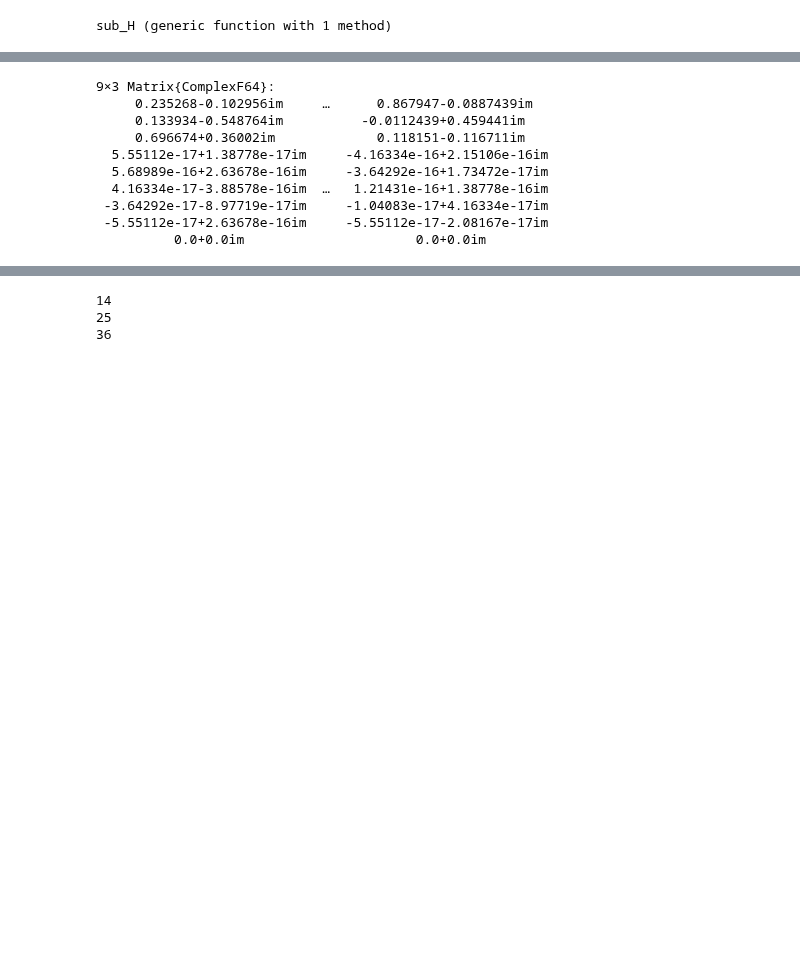
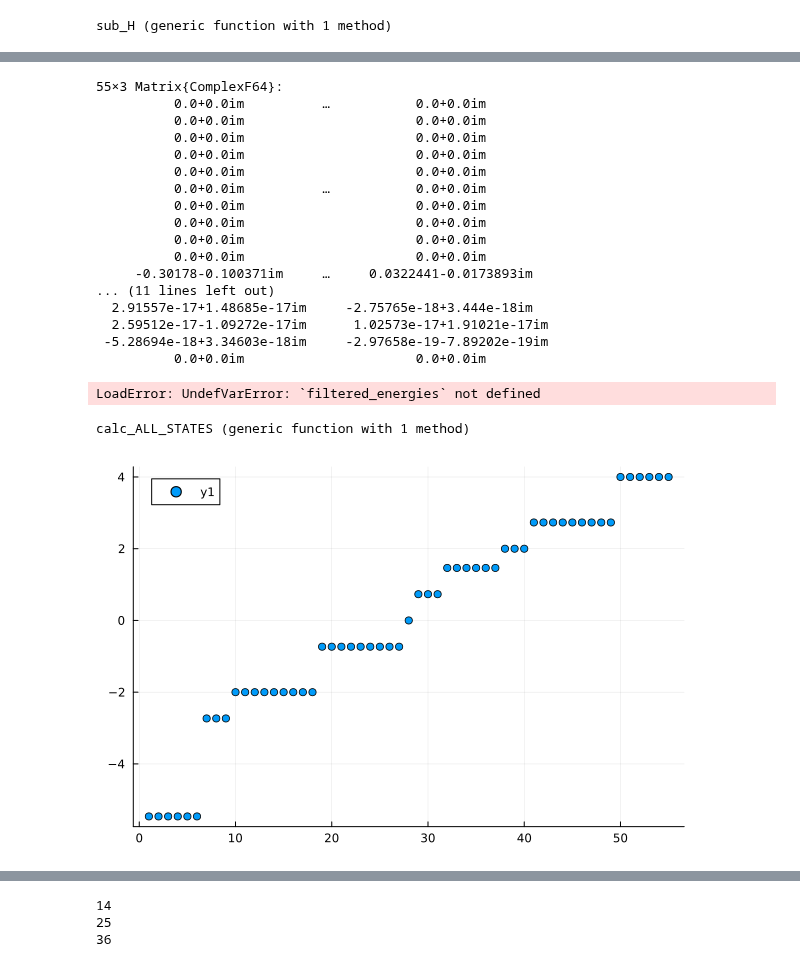
Before and after one commit to Umut-Can-Physics/Kagome-Lattice, a Jupyter notebook: My Numerical Calculations/Many-Body/Hofstadter/Chern/Hofstadter FBA Chern Numbers.ipynb, the cells around one changed output, grey strips where cells are left out. Cells and saved outputs as stored; diff of their text form; code cells hidden in the pictures; blank space fills up the shorter version.

```diff
--- a/My Numerical Calculations/Many-Body/Hofstadter/Chern/Hofstadter FBA Chern Numbers.ipynb
+++ b/My Numerical Calculations/Many-Body/Hofstadter/Chern/Hofstadter FBA Chern Numbers.ipynb
@@ -157,14 +198,60 @@ E_mb
 # %%
-EE_mb, VV_mb = eigen(dense((sub_H(Nx, Ny, p, q, Tx, Ty, cut_off, PN)+sub_H(Nx, Ny, p, q, Tx, Ty, cut_off, PN)')/2).data)
+EE_mb, VV_mb = eigen(dense((sub_H(Nx, Ny, p, q, 0, 0, cut_off, PN)+sub_H(Nx, Ny, p, q, 0, 0, cut_off, PN)')/2).data)
 VV_mb[:,1:3]
 # %% [output]
-9×3 Matrix{ComplexF64}:
-     0.235268-0.102956im     …      0.867947-0.0887439im
-     0.133934-0.548764im          -0.0112439+0.459441im
-     0.696674+0.36002im             0.118151-0.116711im
-  5.55112e-17+1.38778e-17im     -4.16334e-16+2.15106e-16im
-  5.68989e-16+2.63678e-16im     -3.64292e-16+1.73472e-17im
-  4.16334e-17-3.88578e-16im  …   1.21431e-16+1.38778e-16im
- -3.64292e-17-8.97719e-17im     -1.04083e-17+4.16334e-17im
- -5.55112e-17+2.63678e-16im     -5.55112e-17-2.08167e-17im
+55×3 Matrix{ComplexF64}:
+          0.0+0.0im          …           0.0+0.0im
           0.0+0.0im                      0.0+0.0im
+          0.0+0.0im                      0.0+0.0im
+          0.0+0.0im                      0.0+0.0im
+          0.0+0.0im                      0.0+0.0im
+          0.0+0.0im          …           0.0+0.0im
+          0.0+0.0im                      0.0+0.0im
+          0.0+0.0im                      0.0+0.0im
+          0.0+0.0im                      0.0+0.0im
+          0.0+0.0im                      0.0+0.0im
+     -0.30178-0.100371im     …     0.0322441-0.0173893im
+... (11 lines left out)
+  2.91557e-17+1.48685e-17im     -2.75765e-18+3.444e-18im
+  2.59512e-17-1.09272e-17im      1.02573e-17+1.91021e-17im
+ -5.28694e-18+3.34603e-18im     -2.97658e-19-7.89202e-19im
+          0.0+0.0im                      0.0+0.0im
+# %%
+# Mesh Grid for Theta Space Parameter
+T_size = 15;
+dx=2*pi/T_size; dy=dx;
+Tx=collect(range(start=0, stop=2*pi-dx, step=dx))
+Ty=collect(range(start=0, stop=2*pi-dy, step=dy));
+# %%
+N1 = length(Tx)
+    N2 = length(Ty)
+    dimH = length(filtered_energies)
+    EEA=zeros(N1, N2, dimH)
+    UUA=zeros(Complex{Float64}, N1, N2, dimH, dimH)
+N1, N2, dimH, size(EEA), size(UUA)
+# %% [output]
+LoadError: UndefVarError: `filtered_energies` not defined
+# %%
+function calc_ALL_STATES(Tx, Ty, Nx, Ny, p, q, cut_off, PN)
+    N1 = length(Tx)
+    N2 = length(Ty)
+    dimH = length(E_mb)
+    EEA=zeros(N1, N2, dimH)
+    UUA=zeros(Complex{Float64}, N1, N2, dimH, dimH)
+    for it1 in 1:N1
+        for it2 in 1:N2
+            H = (sub_H(Nx, Ny, p, q, Tx[it1], Ty[it2], cut_off, PN)'+sub_H(Nx, Ny, p, q, Tx[it1], Ty[it2], cut_off, PN))/2
+            E, V = eigenstates(dense((H'+H)/2))
+            EEA[it1,it2,:], UUA[it1,it2,:,:] = eigen(dense( (sub_H(Nx, Ny, p, q, Tx[it1], Ty[it2], cut_off, PN)+sub_H(Nx, Ny, p, q, Tx[it1], Ty[it2], cut_off, PN)')/2 ).data)
+        end
+    end
+    return EEA, UUA
+end
+# %% [output]
+calc_ALL_STATES (generic function with 1 method)
+# %%
+EEA, UUA = calc_ALL_STATES(Tx, Ty, Nx, Ny, p, q, cut_off, PN);
+# %%
+scatter(EEA[1,1,:])
+# %% [output]
+[figure, added]
```
Also changed, not shown: parts of 20 cells of this notebook.
